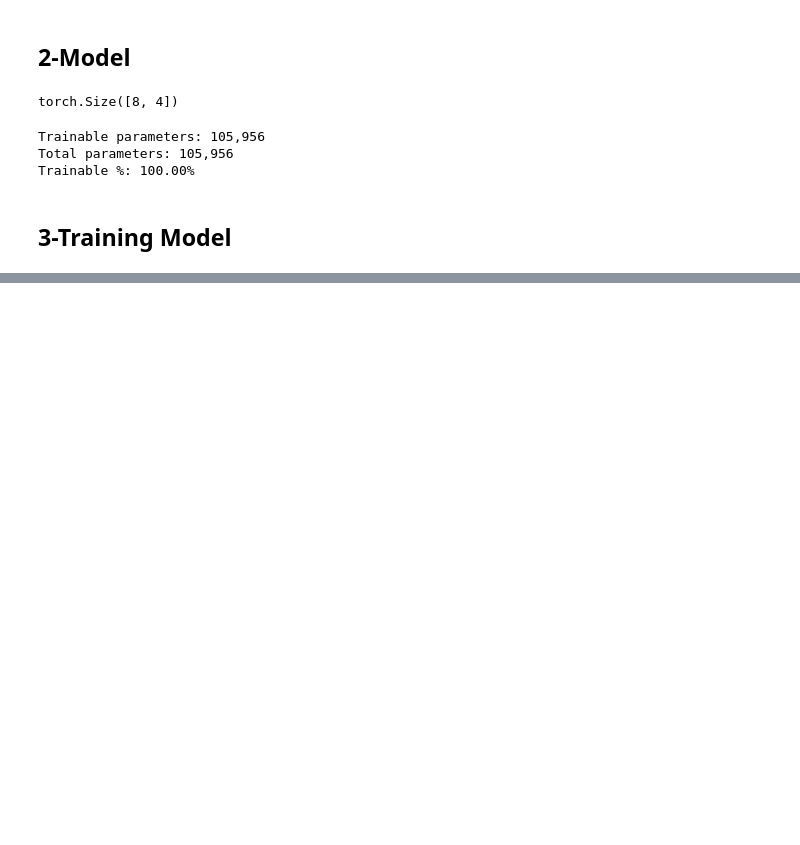
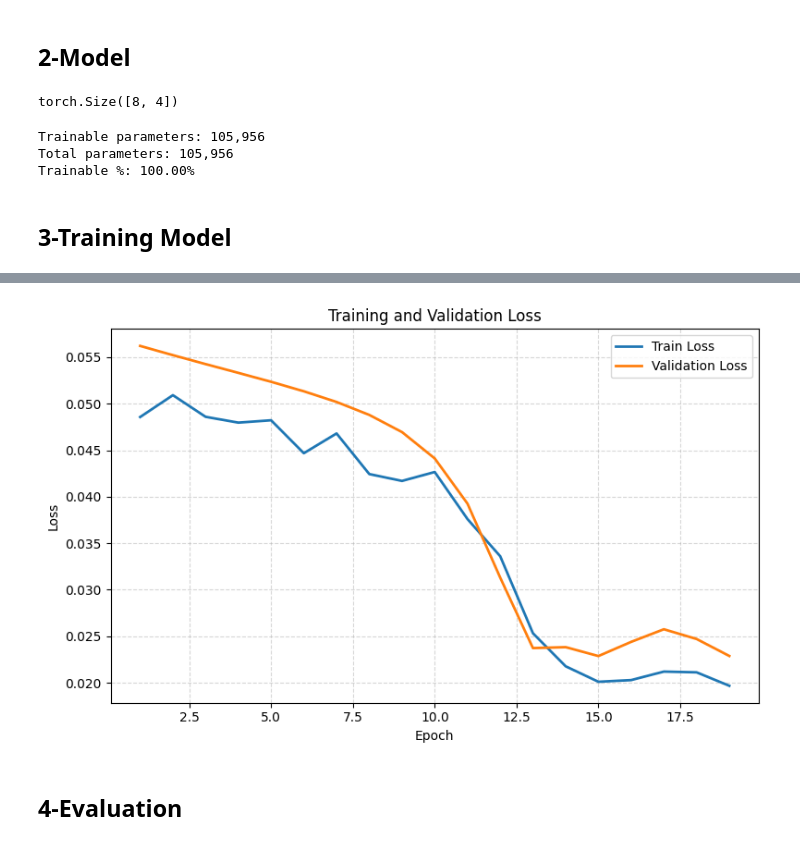
Before and after one commit to pouriaSameti/industrial-pose-estimation, a Jupyter notebook: 1-Train model.ipynb, the cells around one changed output, grey strips where cells are left out. Cells and saved outputs as stored; diff of their text form; code cells hidden in the pictures; blank space fills up the shorter version.

```diff
--- a/1-Train model.ipynb
+++ b/1-Train model.ipynb
@@ -144,0 +216,24 @@ Trainable %: 100.00%
+# %%
+def validate(model, loader, criterion, device):
+
+    model.eval()
+
+    running_loss = 0
+
+    with torch.no_grad():
+
+        progress = tqdm(loader)
+
+        for images, targets in progress:
+
+            images = images.to(device)
+            keypoints = targets["keypoints"].to(device)
+            gt = keypoints[:, :, :2]
+            gt = gt.reshape(gt.size(0), -1)
+
+            pred = model(images)
+            loss = criterion(pred, gt)
+            running_loss += loss.item()
+            progress.set_description(f"Val Loss: {loss.item():.5f}")
+
+    return running_loss / len(loader)
@@ -144,0 +315,23 @@ Trainable %: 100.00%
+# %%
+def plot_losses(train_losses, val_losses):
+    plt.figure(figsize=(8, 5))
+
+    epochs = range(1, len(train_losses) + 1)
+
+    plt.plot(epochs, train_losses, label='Train Loss', linewidth=2)
+    plt.plot(epochs, val_losses, label='Validation Loss', linewidth=2)
+
+    plt.xlabel('Epoch')
+    plt.ylabel('Loss')
+    plt.title('Training and Validation Loss')
+    plt.grid(True, linestyle='--', alpha=0.5)
+    plt.legend()
+
+    plt.tight_layout()
+    plt.show()
+
+plot_losses(train_losses, val_losses)
+# %% [output]
+[figure, added]
+# %% [markdown]
+## 4-Evaluation
```
Also changed, not shown: parts of 17 cells of this notebook.
